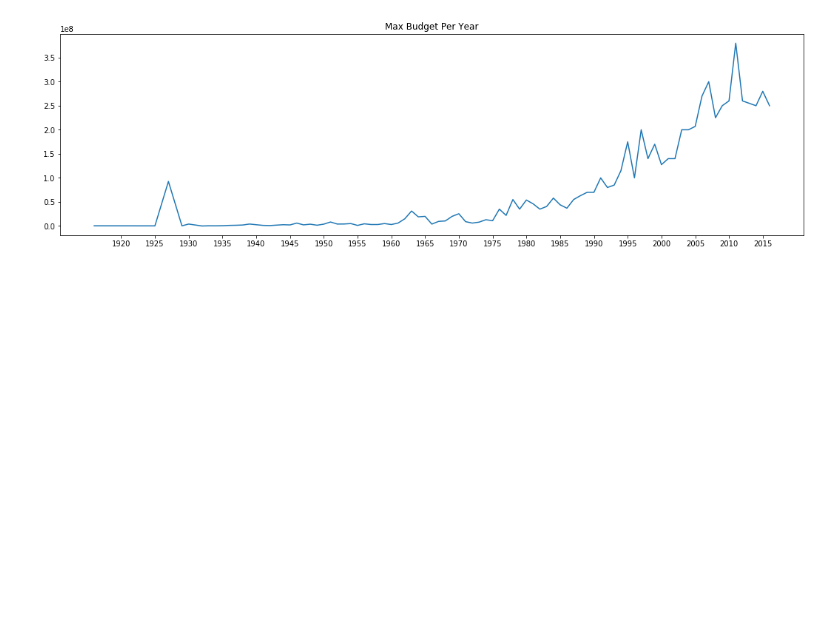
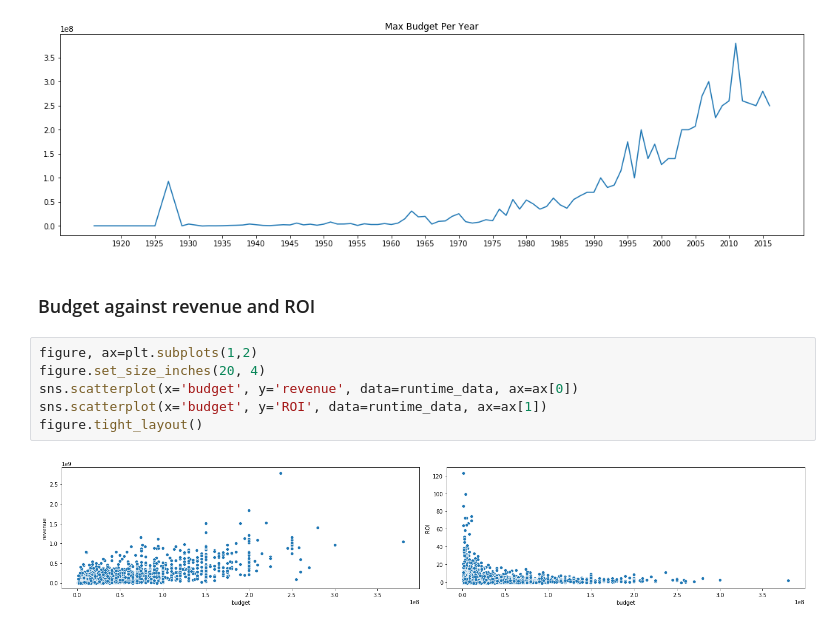
Before and after one commit to leyaof/movie-analysis, a Jupyter notebook: movie-analysis.ipynb, the cells around one changed output. Drawn from its saved outputs; the diff is of its cells as text; blank space fills up the shorter version.

```diff
--- a/movie-analysis.ipynb
+++ b/movie-analysis.ipynb
@@ -428,3 +428,13 @@ plt.title('Max Budget Per Year')
 plt.show()
 # %% [output]
 [figure]
+# %% [markdown]
+### Budget against revenue and ROI
+# %%
+figure, ax=plt.subplots(1,2)
+figure.set_size_inches(20, 4)
+sns.scatterplot(x='budget', y='revenue', data=runtime_data, ax=ax[0])
+sns.scatterplot(x='budget', y='ROI', data=runtime_data, ax=ax[1])
+figure.tight_layout()
+# %% [output]
+[figure, added]
```
Also changed, not shown: parts of 2 cells of this notebook.
